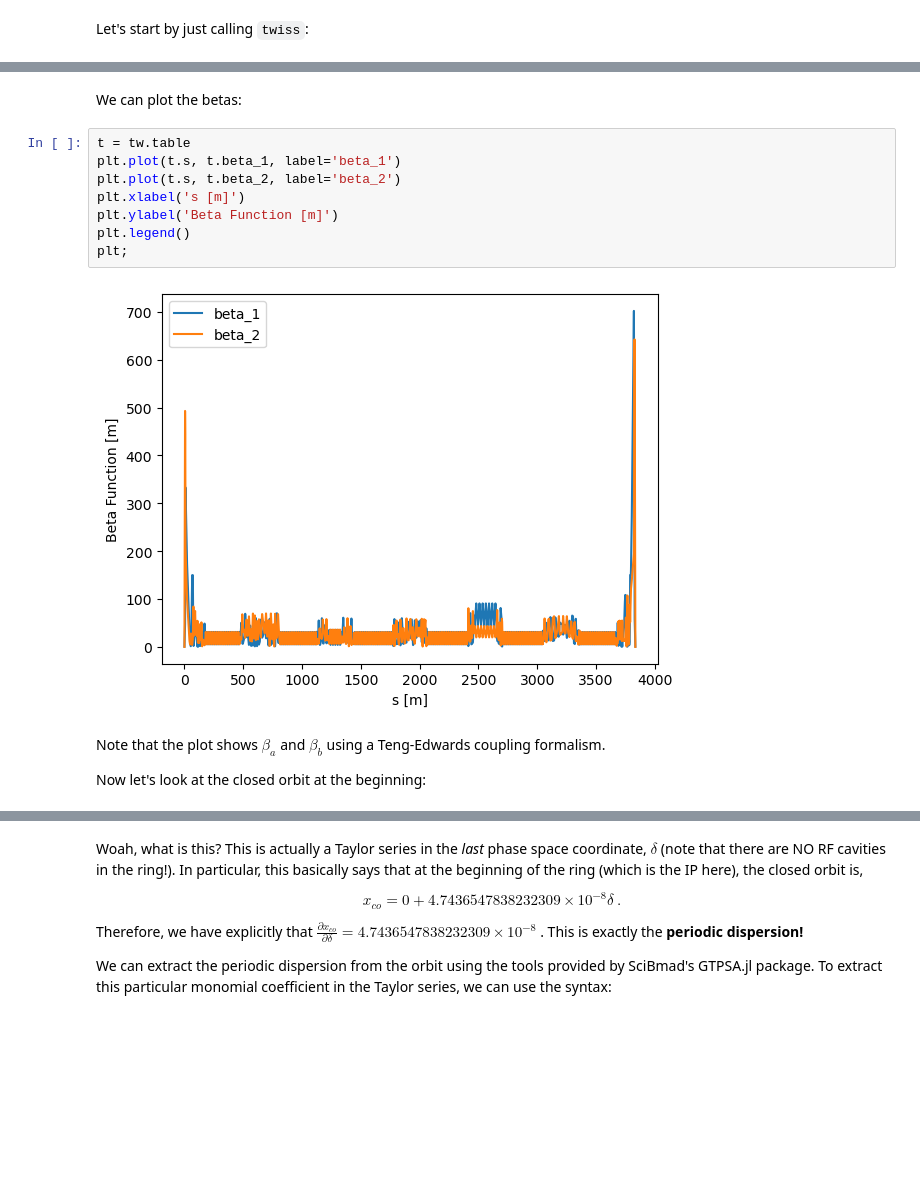
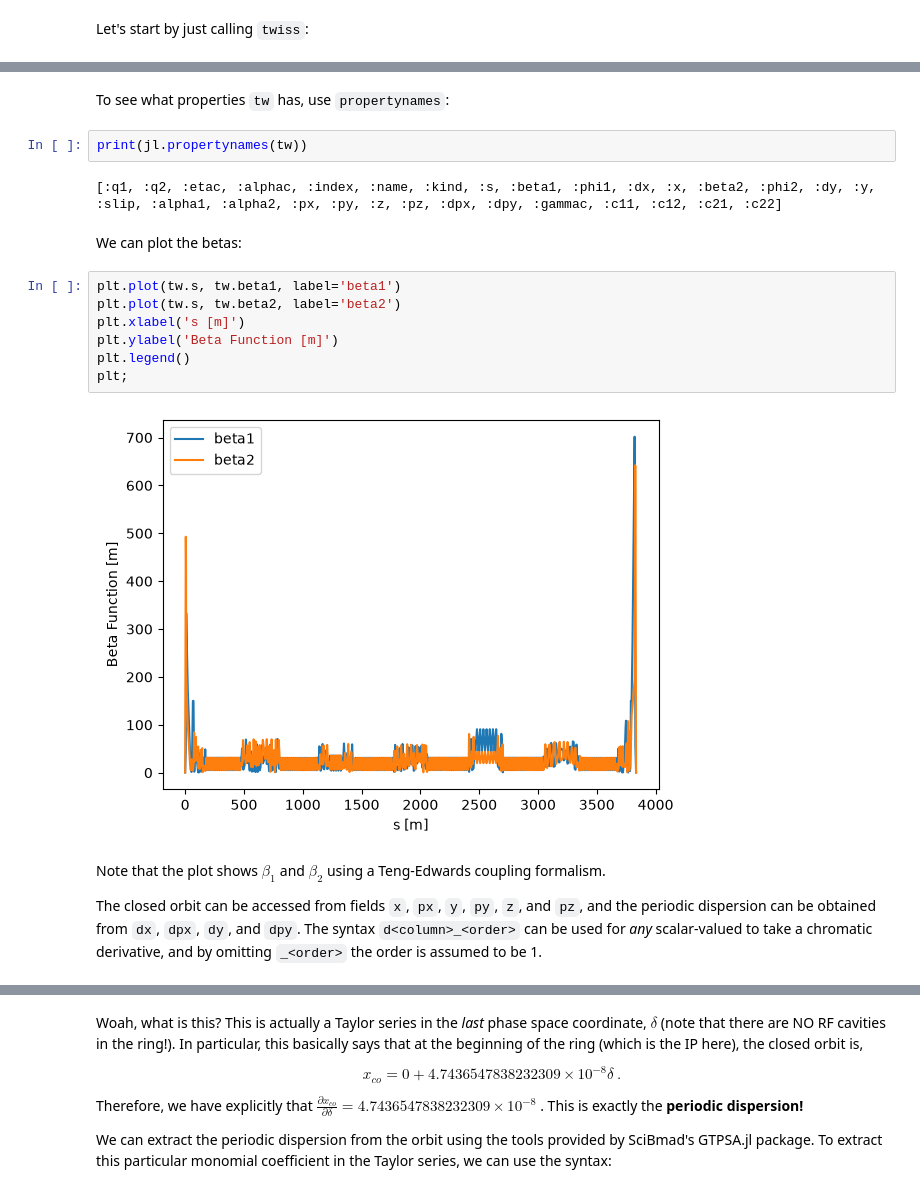
Before and after one commit to bmad-sim/SciBmad.jl, a Jupyter notebook: examples/python/nonlinear-twiss.ipynb, the cells around one changed output, grey strips where cells are left out. Saved outputs shown, nothing was run; the diff lists cells and outputs as text; blank space fills up the shorter version.

Commit message:
add note to python example

```diff
--- a/examples/python/nonlinear-twiss.ipynb
+++ b/examples/python/nonlinear-twiss.ipynb
@@ -26,16 +58,21 @@ Twiss:
+# %% [markdown]
+To see what properties `tw` has, use `propertynames`:
+# %%
+print(jl.propertynames(tw))
+# %% [output]
+[:q1, :q2, :etac, :alphac, :index, :name, :kind, :s, :beta1, :phi1, :dx, :x, :beta2, :phi2, :dy, :y, :slip, :alpha1, :alpha2, :px, :py, :z, :pz, :dpx, :dpy, :gammac, :c11, :c12, :c21, :c22]
 # %% [markdown]
 We can plot the betas:
 # %%
-t = tw.table
-plt.plot(t.s, t.beta_1, label='beta_1')
-plt.plot(t.s, t.beta_2, label='beta_2')
+plt.plot(tw.s, tw.beta1, label='beta1')
+plt.plot(tw.s, tw.beta2, label='beta2')
 plt.xlabel('s [m]')
 plt.ylabel('Beta Function [m]')
 plt.legend()
 plt;
 # %% [output]
-[figure, old version]
+[figure, new version]
 # %% [markdown]
-Note that the plot shows $\beta_a$ and $\beta_b$ using a Teng-Edwards coupling formalism.
+Note that the plot shows $\beta_1$ and $\beta_2$ using a Teng-Edwards coupling formalism.
 
-Now let's look at the closed orbit at the beginning:
+The closed orbit can be accessed from fields `x`, `px`, `y`, `py`, `z`, and `pz`, and the periodic dispersion can be obtained from `dx`, `dpx`, `dy`, and `dpy`. The syntax `d<column>_<order>` can be used for _any_ scalar-valued to take a chromatic derivative, and by omitting `_<order>` the order is assumed to be 1.
```
Also changed, not shown: parts of 12 cells of this notebook.
